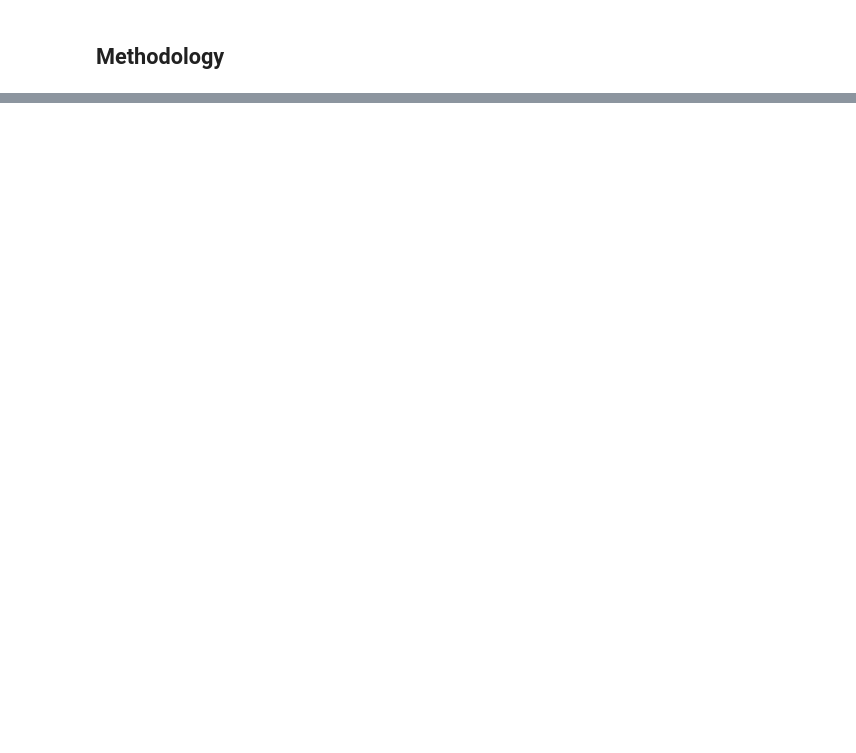
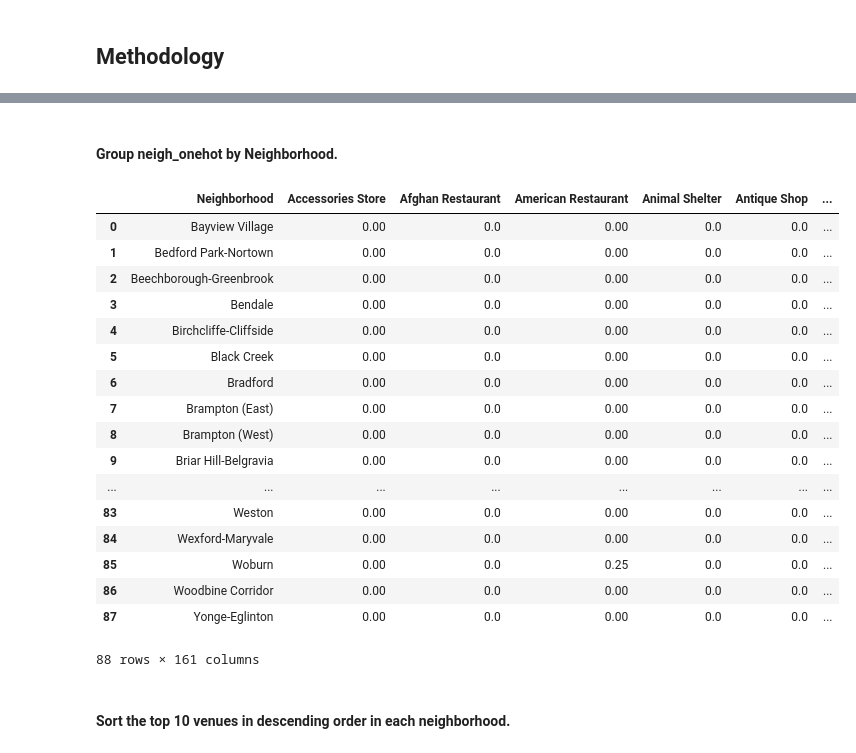
Before and after one commit to yingwoei/Coursera_Capstone, a Jupyter notebook: Capstone using Geospatial Data.ipynb, the cells around one changed output, grey strips where cells are left out. Cells and saved outputs as stored; diff of their text form; code cells hidden in the pictures; blank space fills up the shorter version.

```diff
--- a/Capstone using Geospatial Data.ipynb
+++ b/Capstone using Geospatial Data.ipynb
@@ -25,0 +348,5 @@ Below is a list of data I will be using to investigate this problem:
+# %%
+indexNames = df_rent2[df_rent2['Bachelor'] > 1120].index
+
+df_rent2.drop(indexNames , inplace=True)
+df_rent2
@@ -29,0 +379,8 @@ Below is a list of data I will be using to investigate this problem:
+# %%
+CLIENT_ID = 'YUI2MPDATWZOO5AYH0QVYIGA2KXNMRZ2AIEZNZUXRW21VFV2' # your Foursquare ID
+CLIENT_SECRET = 'QYDEO5VQ0J2EZMK5HQMIDXBRFGCASXJKRZVYYDRRD5CDGXTZ' # your Foursquare Secret
+VERSION = '20191019' # Foursquare API version
+
+print('Your credentials:')
+print('CLIENT_ID: ' + CLIENT_ID)
+print('CLIENT_SECRET:' + CLIENT_SECRET)
@@ -29,0 +448,6 @@ Below is a list of data I will be using to investigate this problem:
+# %%
+LIMIT = 10
+
+neigh_venues = getNearbyVenues(names=df_rent2['Neighborhood'],
+                                   latitudes=df_rent2['Latitude'],
+                                   longitudes=df_rent2['Longitude'])
@@ -29,0 +517,10 @@ Below is a list of data I will be using to investigate this problem:
+# %%
+# one hot encoding
+neigh_onehot = pd.get_dummies(neigh_venues[['Venue Category']], prefix="", prefix_sep="")
+
+# add neighborhood column back to dataframe
+neigh_onehot['Neighborhood'] = neigh_venues['Neighborhood']
+
+# move neighborhood column to the first column
+fixed_columns = [neigh_onehot.columns[-1]] + list(neigh_onehot.columns[:-1])
+neigh_onehot = neigh_onehot[fixed_columns]
@@ -29,0 +551,26 @@ Below is a list of data I will be using to investigate this problem:
+# %% [markdown]
+#### Group neigh_onehot by Neighborhood.
+# %%
+neigh_grouped = neigh_onehot.groupby('Neighborhood').mean().reset_index()
+neigh_grouped
+# %% [output]
+|  | Neighborhood | Accessories Store | Afghan Restaurant | American Restaurant | Animal Shelter | Antique Shop | ... |
+| 0 | Bayview Village | 0.00 | 0.0 | 0.00 | 0.0 | 0.0 | ... |
+| 1 | Bedford Park-Nortown | 0.00 | 0.0 | 0.00 | 0.0 | 0.0 | ... |
+| 2 | Beechborough-Greenbrook | 0.00 | 0.0 | 0.00 | 0.0 | 0.0 | ... |
+| 3 | Bendale | 0.00 | 0.0 | 0.00 | 0.0 | 0.0 | ... |
+| 4 | Birchcliffe-Cliffside | 0.00 | 0.0 | 0.00 | 0.0 | 0.0 | ... |
+| 5 | Black Creek | 0.00 | 0.0 | 0.00 | 0.0 | 0.0 | ... |
+| 6 | Bradford | 0.00 | 0.0 | 0.00 | 0.0 | 0.0 | ... |
+| 7 | Brampton (East) | 0.00 | 0.0 | 0.00 | 0.0 | 0.0 | ... |
+| 8 | Brampton (West) | 0.00 | 0.0 | 0.00 | 0.0 | 0.0 | ... |
+| 9 | Briar Hill-Belgravia | 0.00 | 0.0 | 0.00 | 0.0 | 0.0 | ... |
+| ... | ... | ... | ... | ... | ... | ... | ... |
+| 83 | Weston | 0.00 | 0.0 | 0.00 | 0.0 | 0.0 | ... |
+| 84 | Wexford-Maryvale | 0.00 | 0.0 | 0.00 | 0.0 | 0.0 | ... |
+| 85 | Woburn | 0.00 | 0.0 | 0.25 | 0.0 | 0.0 | ... |
+| 86 | Woodbine Corridor | 0.00 | 0.0 | 0.00 | 0.0 | 0.0 | ... |
+| 87 | Yonge-Eglinton | 0.00 | 0.0 | 0.00 | 0.0 | 0.0 | ... |
+88 rows × 161 columns
+# %% [markdown]
+#### Sort the top 10 venues in descending order in each neighborhood.
```
Also changed, not shown: parts of 99 cells of this notebook.
